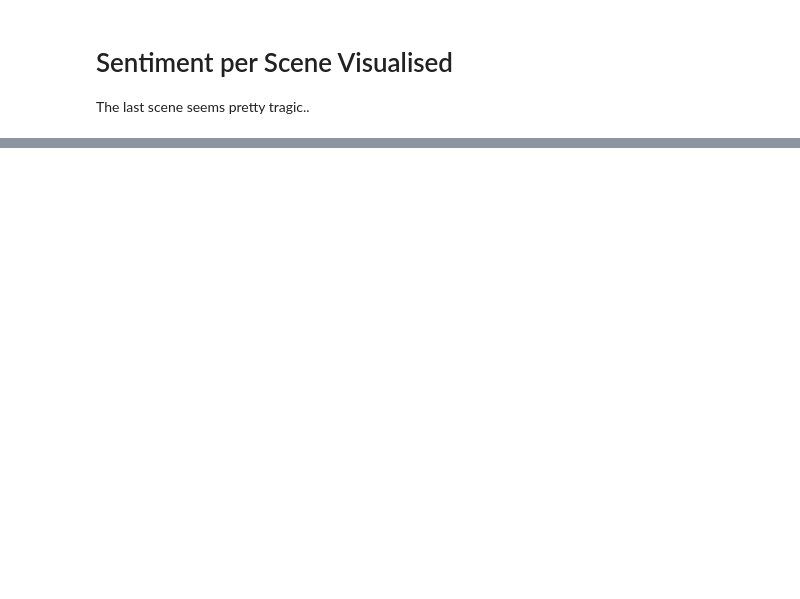
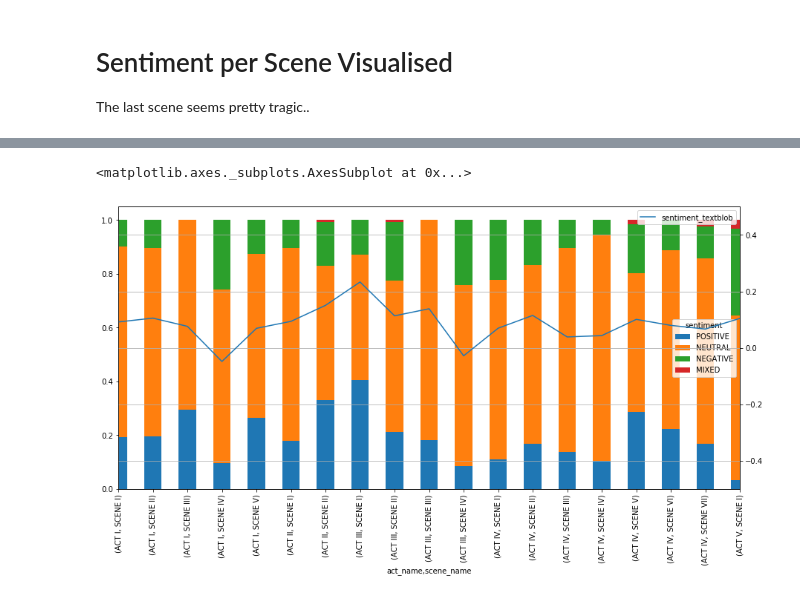
Before and after one commit to wondermore/challenge-hamlet, a Jupyter notebook: hamlet.ipynb, the cells around one changed output, grey strips where cells are left out. Saved outputs shown, nothing was run; the diff lists cells and outputs as text; code cells hidden in the pictures; blank space fills up the shorter version.

```diff
--- a/hamlet.ipynb
+++ b/hamlet.ipynb
@@ -608,0 +610,9 @@ paragraphs_df[lambda df: (df.paragraph_type=='speech')][['paragraph_text']].samp
+# %%
+fig, ax1 = plt.subplots(figsize=(15,7))
+ax2 = ax1.twinx()
+
+sentiment_dist_by_scene.plot.bar(stacked=True, ax=ax1)
+sentiment_by_scene_textblob_pat.plot(ax=ax2, ylim=(-0.5, 0.5), grid=True)
+# %% [output]
+<matplotlib.axes._subplots.AxesSubplot at 0x...>
+[figure, added]
```
Also changed, not shown: parts of 25 cells of this notebook.
